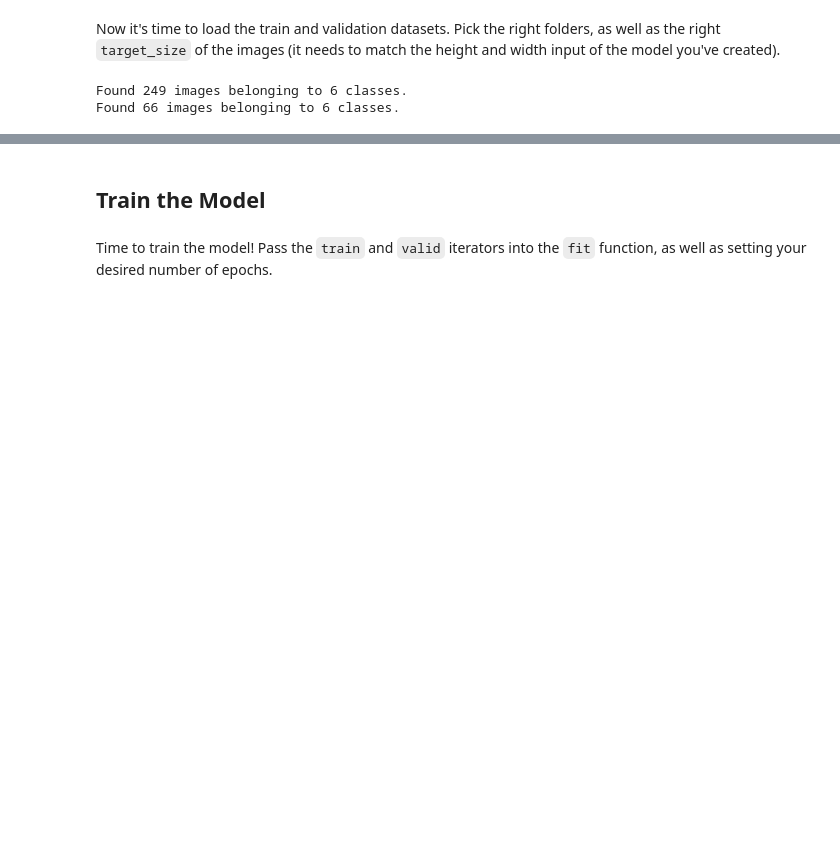
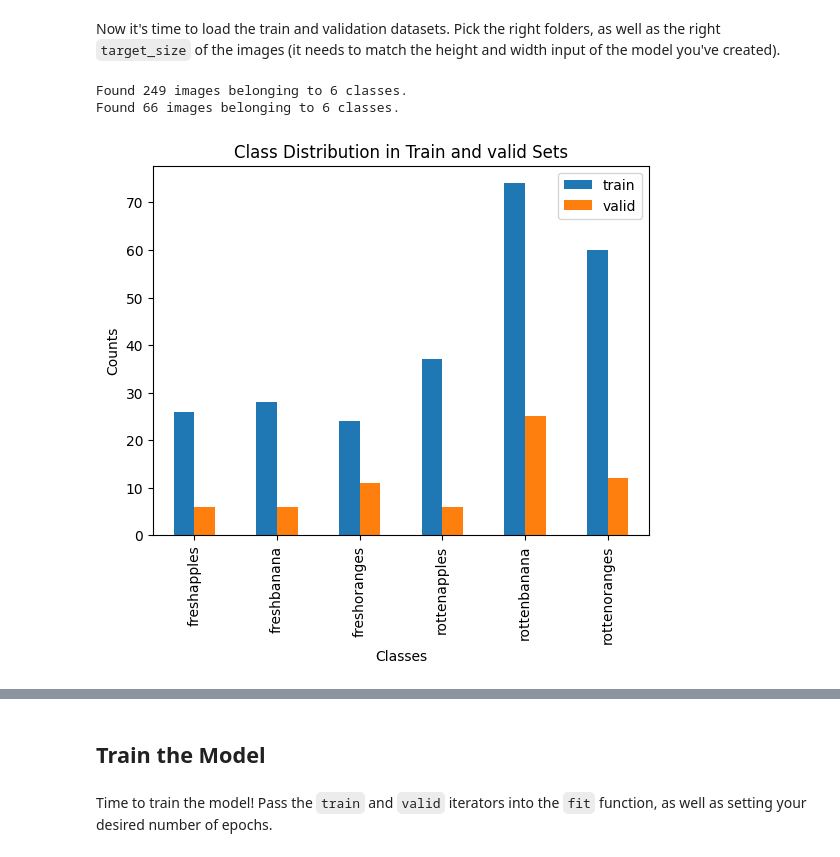
Before and after one commit to geithelmasri/AAI614_Geith1, a Jupyter notebook: Week4/Notebook4.4.ipynb, the cells around one changed output, grey strips where cells are left out. Saved outputs shown, nothing was run; the diff lists cells and outputs as text; code cells hidden in the pictures; blank space fills up the shorter version.

```diff
--- a/Week4/Notebook4.4.ipynb
+++ b/Week4/Notebook4.4.ipynb
@@ -149,3 +146,42 @@ valid_it = datagen.flow_from_directory(validdata,
 # %% [output]
 Found 249 images belonging to 6 classes.
 Found 66 images belonging to 6 classes.
+# %%
+class_names = list(train_it.class_indices.keys())  # This gets class names
+
+train_labels = []
+valid_labels = []
+
+# Iterate through the training generator to collect the labels
+for _, labels in train_it:
+    train_labels.extend(labels)
+    if len(train_labels) >= len(train_it.filenames):
+        break
+
+# Iterate through the test generator to collect the labels
+for _, labels in valid_it:
+    valid_labels.extend(labels)
+    if len(valid_labels) >= len(valid_it.filenames):
+        break
+# %%
+import pandas as pd
+train_labels = np.array(train_labels)
+valid_labels = np.array(valid_labels)
+
+train_counts = np.sum(train_labels, axis=0)
+valid_counts = np.sum(valid_labels, axis=0)
+
+# Create a DataFrame to visualize the counts for both train and test sets
+df = pd.DataFrame({
+    'train': train_counts,
+    'valid': valid_counts
+}, index=class_names)
+
+# Plotting the counts using a bar chart
+df.plot.bar()
+plt.title('Class Distribution in Train and valid Sets')
+plt.xlabel('Classes')
+plt.ylabel('Counts')
+plt.show()
+# %% [output]
+[figure, added]
```
Also changed, not shown: parts of 18 cells of this notebook.
